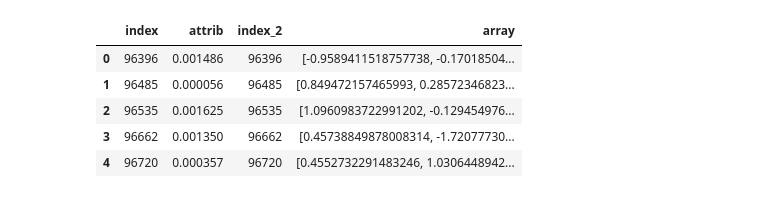
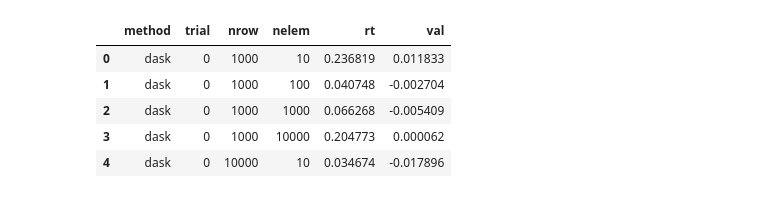
Before and after one commit to clane9/cmi-analyses, a Jupyter notebook: query_analysis.ipynb, the cells around one changed output. Cells and saved outputs as stored; diff of their text form; code cells hidden in the pictures.

```diff
--- a/query_analysis.ipynb
+++ b/query_analysis.ipynb
@@ -73,9 +14,15 @@ joined, rt, result = run_test(nrows, nelem)
+# %%
+results = pd.concat(
+    [pd.read_csv(path) for path in sorted(glob("results/*.csv"))],
+    axis=0,
+    ignore_index=True,
+)
 # %%
-joined.head()
+results.head()
 # %% [output]
-|  | index | attrib | index_2 | array |
-| 0 | 96396 | 0.001486 | 96396 | [-0.9589411518757738, -0.17018504... |
-| 1 | 96485 | 0.000056 | 96485 | [0.849472157465993, 0.28572346823... |
-| 2 | 96535 | 0.001625 | 96535 | [1.0960983722991202, -0.129454976... |
-| 3 | 96662 | 0.001350 | 96662 | [0.45738849878008314, -1.72077730... |
-| 4 | 96720 | 0.000357 | 96720 | [0.4552732291483246, 1.0306448942... |
+|  | method | trial | nrow | nelem | rt | val |
+| 0 | dask | 0 | 1000 | 10 | 0.236819 | 0.011833 |
+| 1 | dask | 0 | 1000 | 100 | 0.040748 | -0.002704 |
+| 2 | dask | 0 | 1000 | 1000 | 0.066268 | -0.005409 |
+| 3 | dask | 0 | 1000 | 10000 | 0.204773 | 0.000062 |
+| 4 | dask | 0 | 10000 | 10 | 0.034674 | -0.017896 |
```
Also changed, not shown: parts of 17 cells of this notebook, 11 other files.
